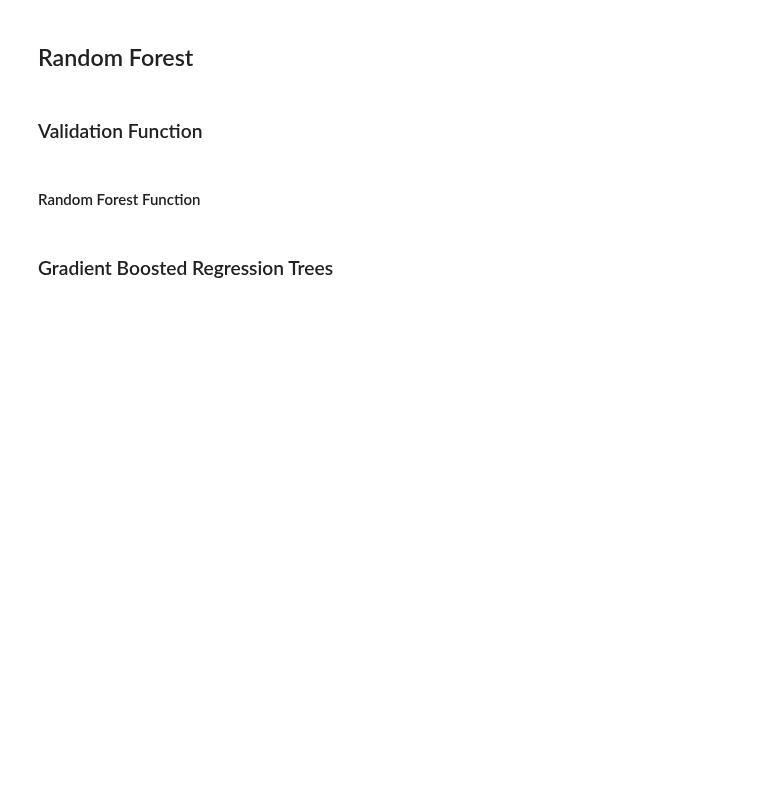
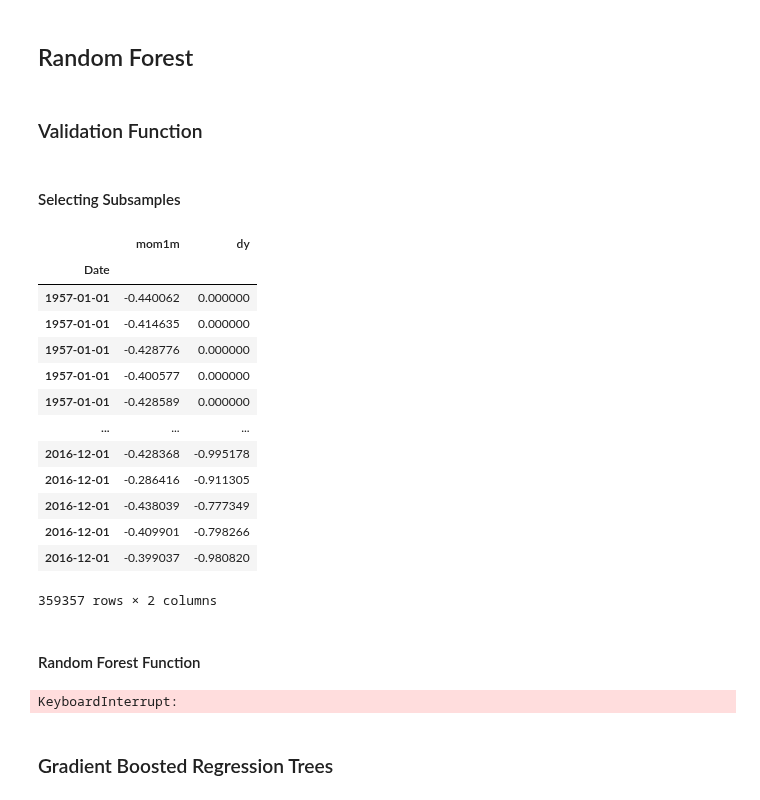
Before and after one commit to Berga20/DS-Project-Group4, a Jupyter notebook: Main_Modelling_file.ipynb, the cells around one changed output. Drawn from its saved outputs; the diff is of its cells as text; code cells hidden in the pictures; blank space fills up the shorter version.

```diff
--- a/Main_Modelling_file.ipynb
+++ b/Main_Modelling_file.ipynb
@@ -319,4 +332,25 @@ def val_fun(model, params: dict, X_trn, y_trn, X_vld, y_vld):
     return best_param
+# %% [markdown]
+#### Selecting Subsamples
+# %%
+rf_pred = ['mom1m', 'dy']
+X_red_rf = X[rf_pred]
+X_red_rf
+# %% [output]
+|  | mom1m | dy |
+| Date |  |  |
+| 1957-01-01 | -0.440062 | 0.000000 |
+| 1957-01-01 | -0.414635 | 0.000000 |
+| 1957-01-01 | -0.428776 | 0.000000 |
+| 1957-01-01 | -0.400577 | 0.000000 |
+| 1957-01-01 | -0.428589 | 0.000000 |
+| ... | ... | ... |
+| 2016-12-01 | -0.428368 | -0.995178 |
+| 2016-12-01 | -0.286416 | -0.911305 |
+| 2016-12-01 | -0.438039 | -0.777349 |
+| 2016-12-01 | -0.409901 | -0.798266 |
+| 2016-12-01 | -0.399037 | -0.980820 |
+359357 rows × 2 columns
 # %% [markdown]
 #### Random Forest Function
 # %%
@@ -367,0 +407,6 @@ RF_R2
+# %%
+RF_Roo2 = Random_F(Dependent=y,Predictors=X_red_rf, stock_weights=weights)
+RF_Roo2
+#(Running time with 2 predictors: 14 minutes)
+# %% [output]
+KeyboardInterrupt:
```
Also changed, not shown: parts of 12 cells of this notebook.
